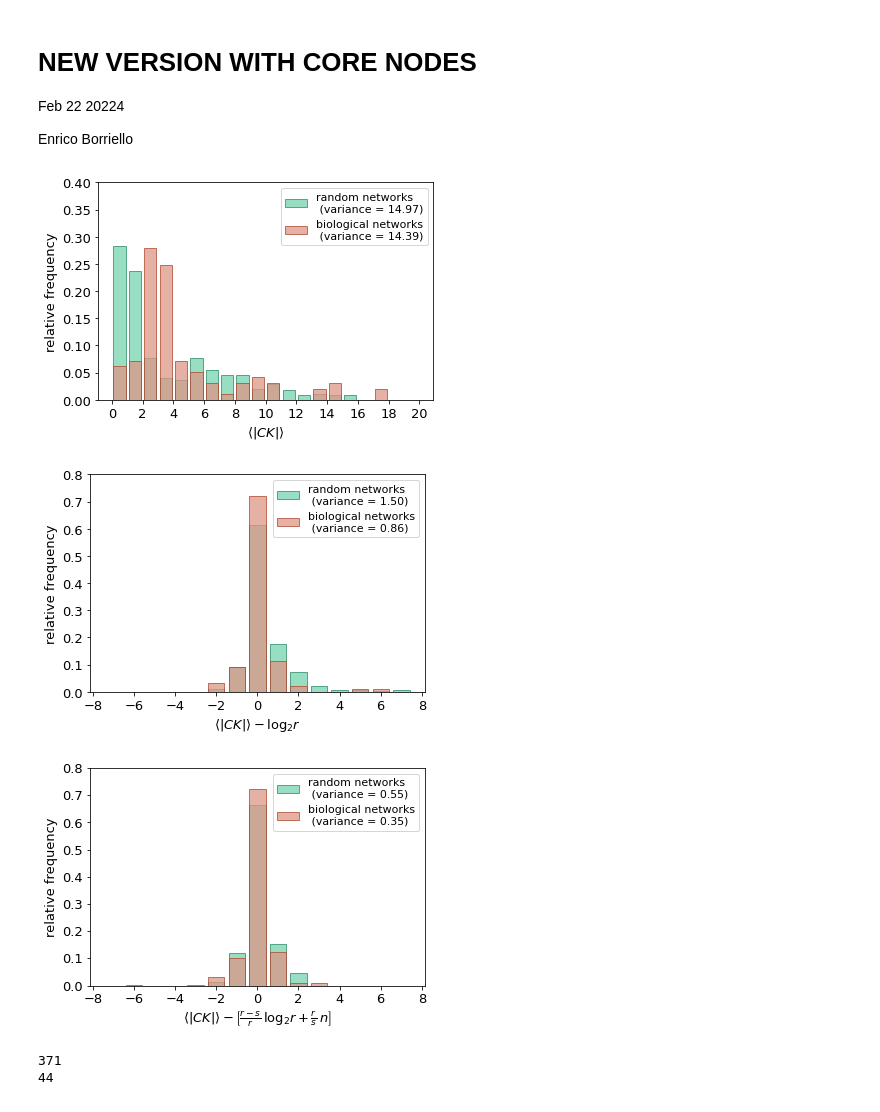
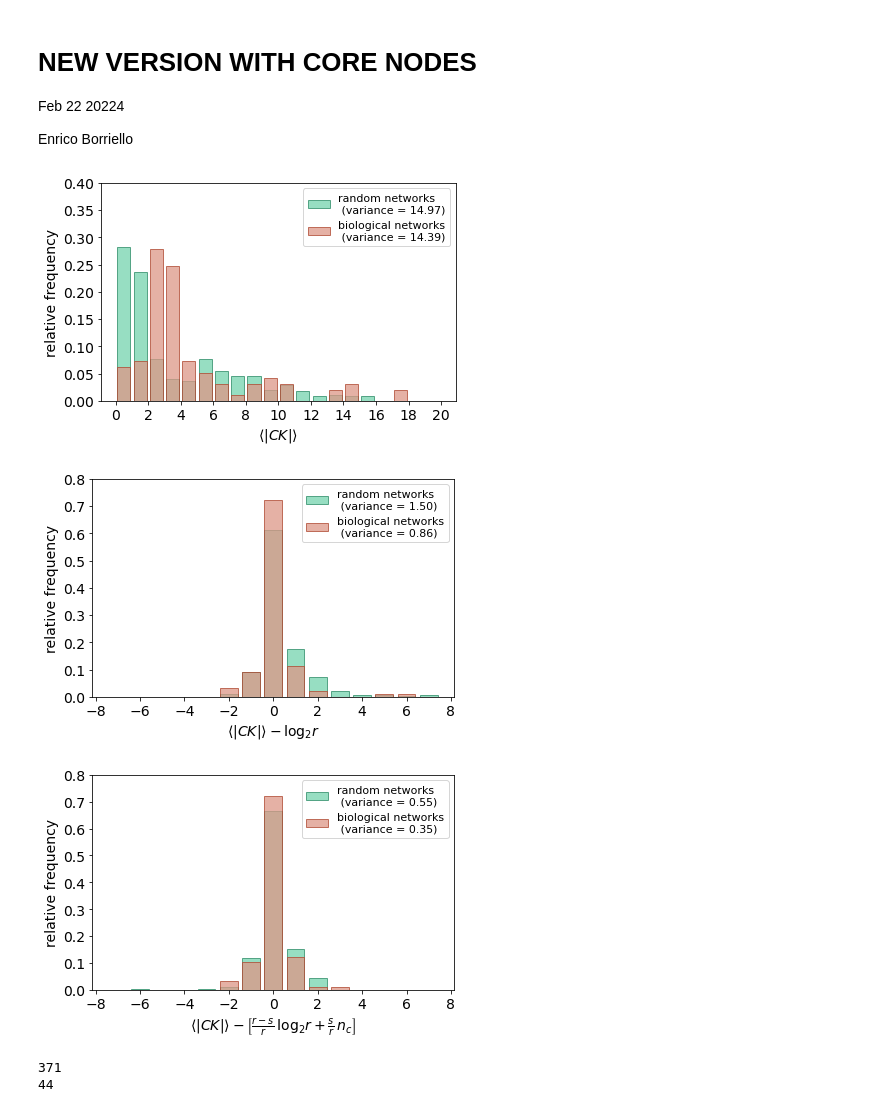
Before and after one commit to EnricoBorriello/Control-Kernel--Difficult-Control, a Jupyter notebook: Plots_variance.ipynb, the cells around one changed output. Cells and saved outputs as stored; diff of their text form; code cells hidden in the pictures.

```diff
--- a/Plots_variance.ipynb
+++ b/Plots_variance.ipynb
@@ -39,46 +39,48 @@ plt.hist(bio,bins=bins,density=True,alpha=.75,
          label='biological networks\n (variance = '+'{:.2f}'.format(np.var(bio))+')',
          color=colors['cellcollective'], edgecolor=colors['cellcollective dark'], rwidth=0.8)
 
-plt.xlabel(r'$ \langle|CK|\rangle $',size=13)
-plt.ylabel('relative frequency',size=13)
-plt.xticks([2*i for i in range(11) ],size=13)
-plt.yticks(size=13)
+plt.xlabel(r'$ \langle|CK|\rangle $',size=14)
+plt.ylabel('relative frequency',size=14)
+plt.xticks([2*i for i in range(11) ],size=14)
+plt.yticks(size=14)
 
 plt.legend(fontsize=11)
+plt.tight_layout()
 plt.savefig('NEW_ck_dist.pdf')
 plt.show()
 # %% [output]
-[figure, old version]
+[figure, new version]
 # %%
 ck = bio_data['mean control kernel size']
 r = bio_data['number of attractors']
 bio = ck - np.log2(r)
 
 ck = rand_data['mean control kernel size']
 r = rand_data['number of attractors']
 rand = ck - np.log2(r)
 
 bins = np.linspace(-7.5, 7.5, 16)
 plt.ylim(0,.8)
 
 plt.hist(rand, bins=bins,density=True,alpha=.75,
          label='random networks\n (variance = '+'{:.2f}'.format(np.var(rand))+')',
          color=colors['random'], edgecolor=colors['random dark'], rwidth=0.8)
 
 plt.hist(bio,bins=bins,density=True,alpha=.75,
          label='biological networks\n (variance = '+'{:.2f}'.format(np.var(bio))+')',
          color=colors['cellcollective'], edgecolor=colors['cellcollective dark'], rwidth=0.8)
 
-plt.xlabel(r'$ \langle|CK|\rangle - \log_2 r$',size =13)
-plt.ylabel('relative frequency',size=13)
-plt.xticks(size=13)
-plt.yticks(size=13)
+plt.xlabel(r'$ \langle|CK|\rangle - \log_2 r$',size =14)
+plt.ylabel('relative frequency',size=14)
+plt.xticks(size=14)
+plt.yticks(size=14)
 
 plt.legend(fontsize=11)
+plt.tight_layout()
 plt.savefig('NEW_ck_model1_dist.pdf')
 plt.show()
 # %% [output]
-[figure, old version]
+[figure, new version]
 # %%
 ck = bio_data['mean control kernel size']
 r = bio_data['number of attractors']
@@ -104,16 +106,17 @@ plt.hist(bio,bins=bins,density=True,alpha=.75,
          label='biological networks\n (variance = '+'{:.2f}'.format(np.var(bio))+')',
          color=colors['cellcollective'], edgecolor=colors['cellcollective dark'], rwidth=0.8)
 
-plt.xlabel(r'$ \langle|CK|\rangle - \left[\frac{r-s}{r}\,\log_2 r + \frac{r}{s}\,  n \right] $',size=13)
-plt.ylabel('relative frequency',size=13)
-plt.xticks(size=13)
-plt.yticks(size=13)
+plt.xlabel(r'$ \langle|CK|\rangle - \left[\frac{r-s}{r}\,\log_2 r + \frac{s}{r}\,  n_c \right] $',size=14)
+plt.ylabel('relative frequency',size=14)
+plt.xticks(size=14)
+plt.yticks(size=14)
 
 plt.legend(fontsize=11)
+plt.tight_layout()
 plt.savefig('NEW_ck_model2_dist.pdf')
 plt.show()
 # %% [output]
-[figure, old version]
+[figure, new version]
 # %%
 print(len(rand_data))
 print(len(cc_data))
```
